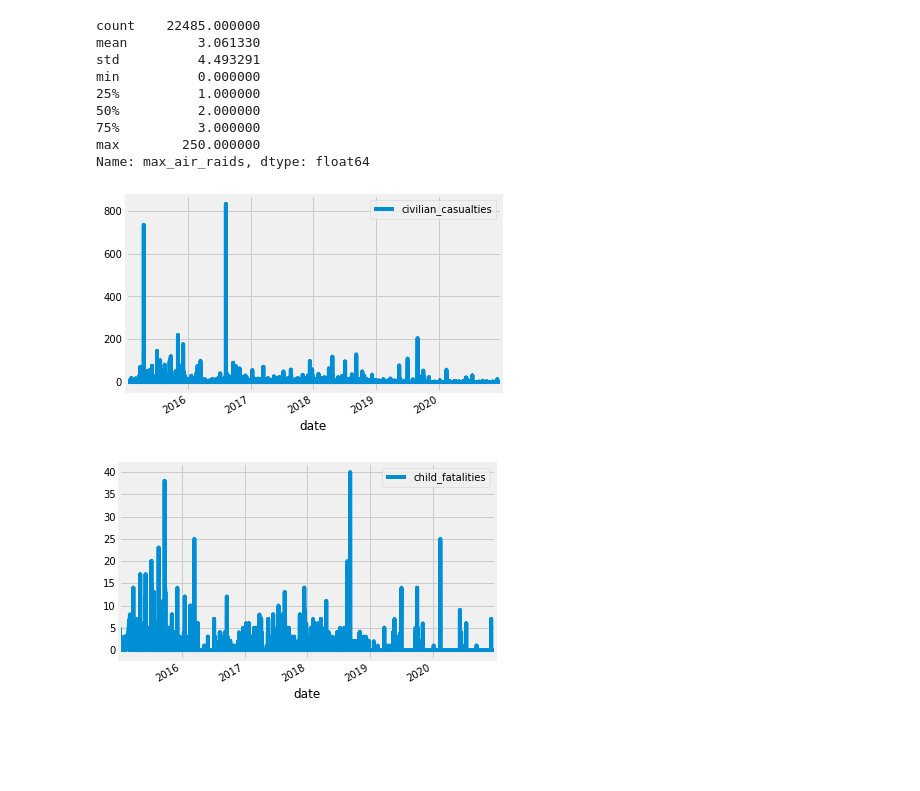
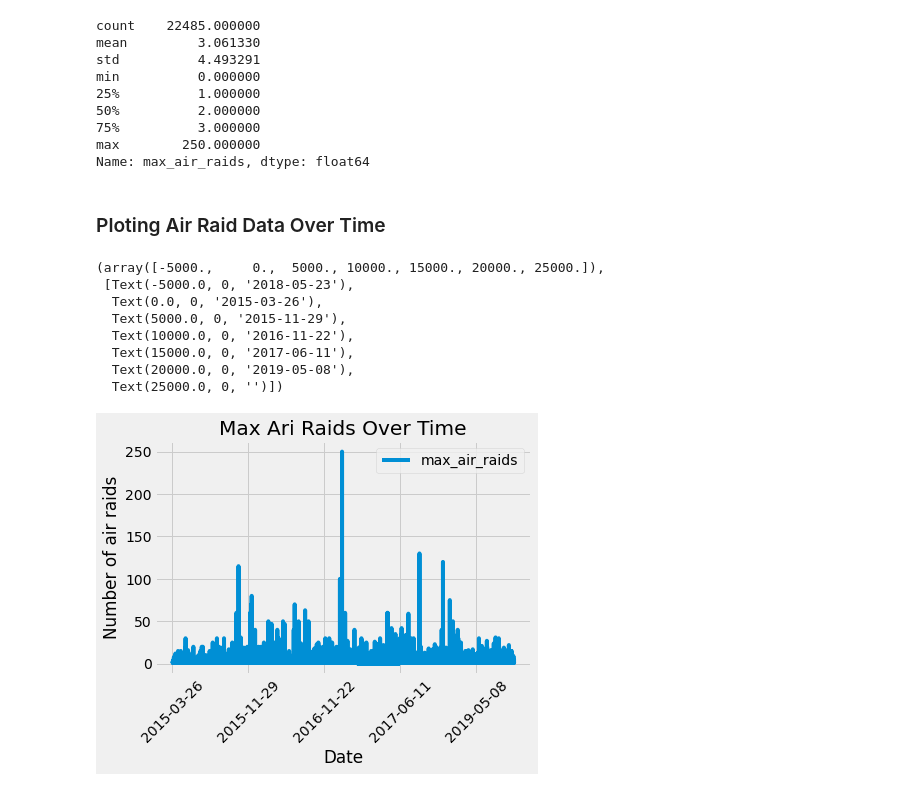
Before and after one commit to gnelsonpr6/yemen_air_raids, a Jupyter notebook: eda_notebook.ipynb, the cells around one changed output. Cells and saved outputs as stored; diff of their text form; code cells hidden in the pictures; blank space fills up the shorter version.

Commit message:
eda upated and graphs editted

```diff
--- a/eda_notebook.ipynb
+++ b/eda_notebook.ipynb
@@ -223,8 +226,18 @@ df.plot(x='date', y='max_air_raids');
-# %%
-df.plot(x='date', y='civilian_casualties');
-# %% [output]
-[figure, removed]
-# %%
-df.plot(x='date', y='child_fatalities');
-# %% [output]
-[figure, removed]
+# %% [markdown]
+### Ploting Air Raid Data Over Time
+# %%
+df.plot(x='date', y='max_air_raids')
+plt.title('Max Ari Raids Over Time')
+plt.ylabel('Number of air raids')
+plt.xlabel('Date')
+plt.xticks(rotation= 45)
+# %% [output]
+(array([-5000.,     0.,  5000., 10000., 15000., 20000., 25000.]),
+ [Text(-5000.0, 0, '2018-05-23'),
+  Text(0.0, 0, '2015-03-26'),
+  Text(5000.0, 0, '2015-11-29'),
+  Text(10000.0, 0, '2016-11-22'),
+  Text(15000.0, 0, '2017-06-11'),
+  Text(20000.0, 0, '2019-05-08'),
+  Text(25000.0, 0, '')])
+[figure, added]
```
Also changed, not shown: parts of 36 cells of this notebook.
